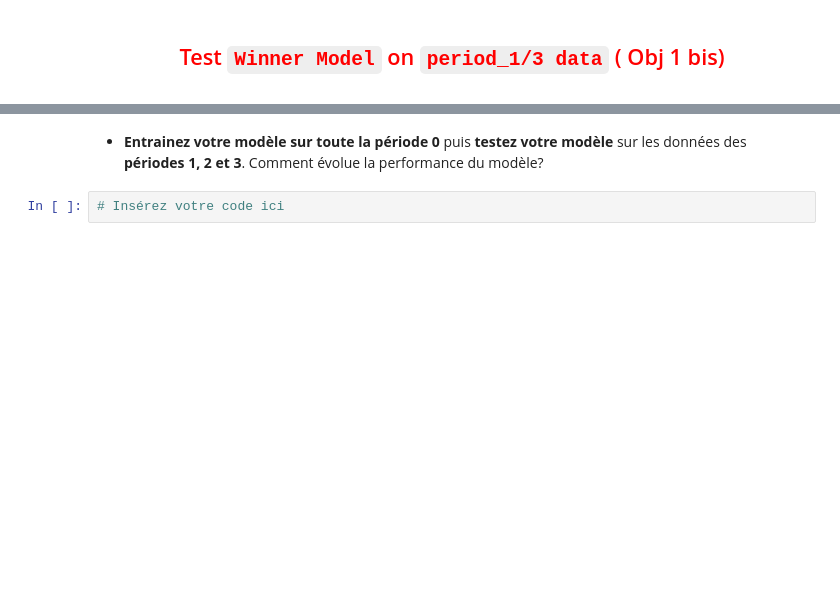
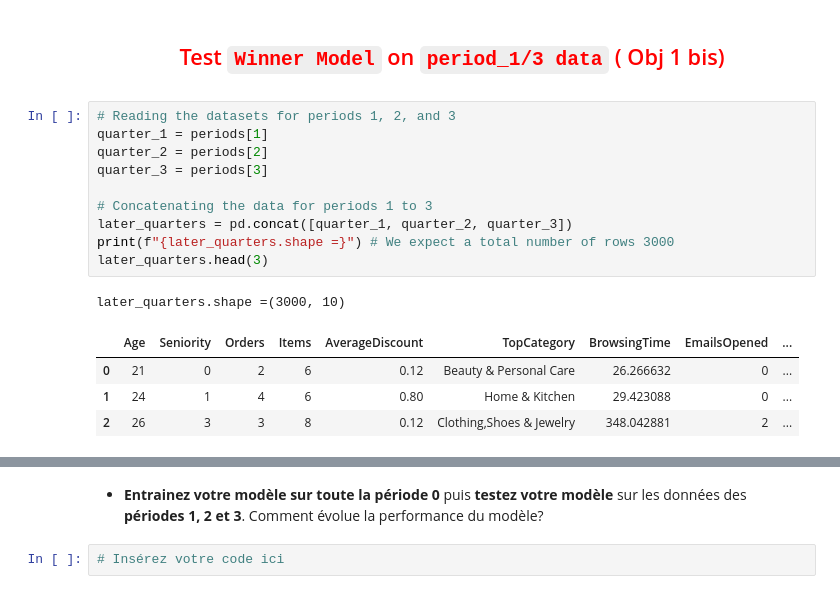
Before and after one commit to labrijisaad/Technical-Test-AXA-Direct-Assurance, a Jupyter notebook: notebooks/TestTechniqueDerive_Sujet.ipynb, the cells around one changed output, grey strips where cells are left out. Drawn from its saved outputs; the diff is of its cells as text; blank space fills up the shorter version.

```diff
--- a/notebooks/TestTechniqueDerive_Sujet.ipynb
+++ b/notebooks/TestTechniqueDerive_Sujet.ipynb
@@ -549,2 +617,18 @@ GradientBoostingRegressor()
 # %% [markdown]
 ## <p style="text-align:center"><span style="color:red">Test `Winner Model` on `period_1/3 data` ( Obj 1 bis)</span></p>
+# %%
+# Reading the datasets for periods 1, 2, and 3
+quarter_1 = periods[1]
+quarter_2 = periods[2]
+quarter_3 = periods[3]
+
+# Concatenating the data for periods 1 to 3
+later_quarters = pd.concat([quarter_1, quarter_2, quarter_3])
+print(f"{later_quarters.shape =}") # We expect a total number of rows 3000
+later_quarters.head(3)
+# %% [output]
+later_quarters.shape =(3000, 10)
+|  | Age | Seniority | Orders | Items | AverageDiscount | TopCategory | BrowsingTime | EmailsOpened | ... |
+| 0 | 21 | 0 | 2 | 6 | 0.12 | Beauty & Personal Care | 26.266632 | 0 | ... |
+| 1 | 24 | 1 | 4 | 6 | 0.80 | Home & Kitchen | 29.423088 | 0 | ... |
+| 2 | 26 | 3 | 3 | 8 | 0.12 | Clothing,Shoes & Jewelry | 348.042881 | 2 | ... |
```
Also changed, not shown: parts of 15 cells of this notebook, 1 other file.
